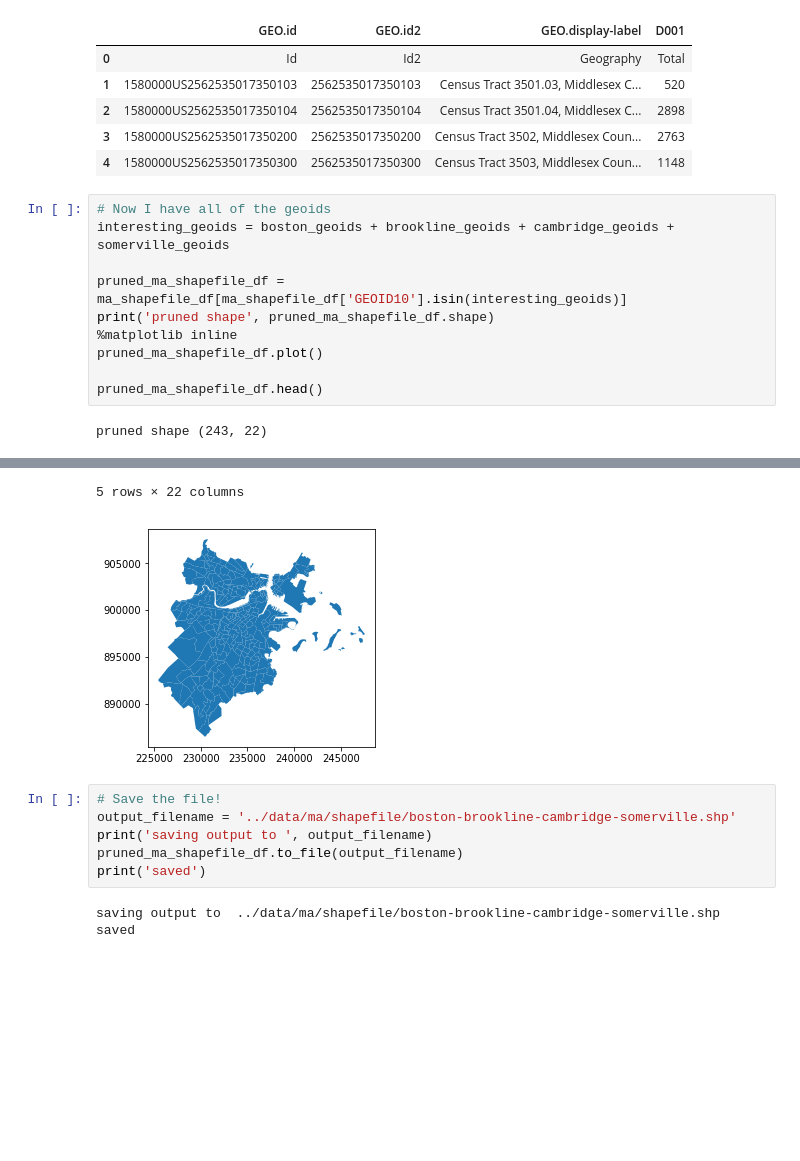
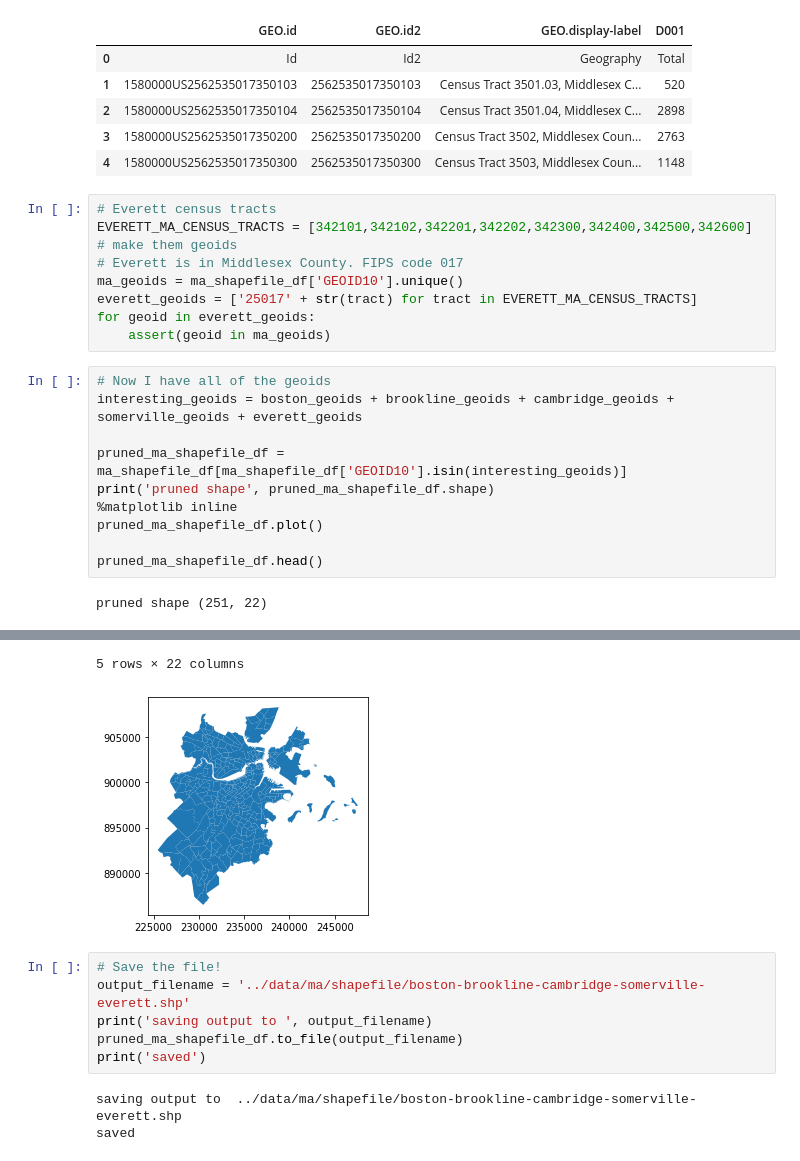
Before and after one commit to aberke/income-race-bikes, a Jupyter notebook: scripts/boston_area_census_tracts.ipynb, the cells around one changed output, grey strips where cells are left out. Drawn from its saved outputs; the diff is of its cells as text; blank space fills up the shorter version.

Commit message:
boston census tract

```diff
--- a/scripts/boston_area_census_tracts.ipynb
+++ b/scripts/boston_area_census_tracts.ipynb
@@ -107,32 +107,41 @@ somerville_df.head()
 | 2 | 1580000US2562535017350104 | 2562535017350104 | Census Tract 3501.04, Middlesex C... | 2898 |
 | 3 | 1580000US2562535017350200 | 2562535017350200 | Census Tract 3502, Middlesex Coun... | 2763 |
 | 4 | 1580000US2562535017350300 | 2562535017350300 | Census Tract 3503, Middlesex Coun... | 1148 |
+# %%
+# Everett census tracts
+EVERETT_MA_CENSUS_TRACTS = [342101,342102,342201,342202,342300,342400,342500,342600]
+# make them geoids
+# Everett is in Middlesex County. FIPS code 017
+ma_geoids = ma_shapefile_df['GEOID10'].unique()
+everett_geoids = ['25017' + str(tract) for tract in EVERETT_MA_CENSUS_TRACTS]
+for geoid in everett_geoids:
+    assert(geoid in ma_geoids)
 # %%
 # Now I have all of the geoids
-interesting_geoids = boston_geoids + brookline_geoids + cambridge_geoids + somerville_geoids
+interesting_geoids = boston_geoids + brookline_geoids + cambridge_geoids + somerville_geoids + everett_geoids
 
 pruned_ma_shapefile_df = ma_shapefile_df[ma_shapefile_df['GEOID10'].isin(interesting_geoids)]
 print('pruned shape', pruned_ma_shapefile_df.shape)
 %matplotlib inline
 pruned_ma_shapefile_df.plot()
 
 pruned_ma_shapefile_df.head()
 # %% [output]
-pruned shape (243, 22)
+pruned shape (251, 22)
 |  | STATEFP10 | COUNTYFP10 | TRACTCE10 | GEOID10 | NAME10 | NAMELSAD10 | MTFCC10 | ALAND10 | AWATER10 | ... |
 | 227 | 25 | 021 | 401200 | 25021401200 | 4012 | Census Tract 4012 | G5020 | 6692464.0 | 32335.0 | ... |
 | 228 | 25 | 021 | 401100 | 25021401100 | 4011 | Census Tract 4011 | G5020 | 4116857.0 | 109099.0 | ... |
 | 229 | 25 | 021 | 401000 | 25021401000 | 4010 | Census Tract 4010 | G5020 | 640097.0 | 580.0 | ... |
 | 230 | 25 | 021 | 400900 | 25021400900 | 4009 | Census Tract 4009 | G5020 | 383245.0 | 2025.0 | ... |
 | 231 | 25 | 021 | 400800 | 25021400800 | 4008 | Census Tract 4008 | G5020 | 567433.0 | 5033.0 | ... |
 5 rows × 22 columns
-[figure, old version]
+[figure, new version]
 # %%
 # Save the file!
-output_filename = '../data/ma/shapefile/boston-brookline-cambridge-somerville.shp'
+output_filename = '../data/ma/shapefile/boston-brookline-cambridge-somerville-everett.shp'
 print('saving output to ', output_filename)
 pruned_ma_shapefile_df.to_file(output_filename)
 print('saved')
 # %% [output]
-saving output to  ../data/ma/shapefile/boston-brookline-cambridge-somerville.shp
+saving output to  ../data/ma/shapefile/boston-brookline-cambridge-somerville-everett.shp
 saved
```
Also changed, not shown: parts of 3 cells of this notebook, 5 other files.
